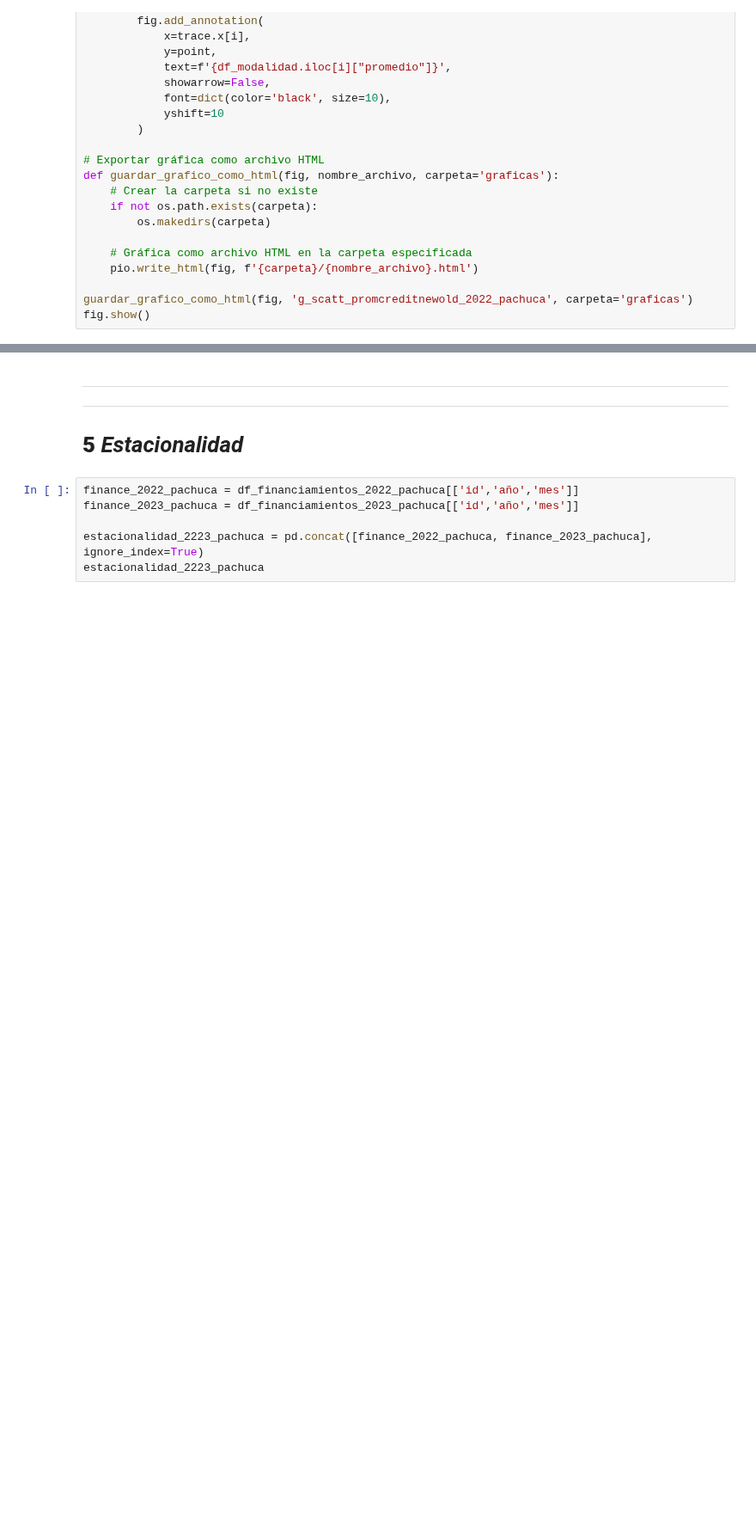
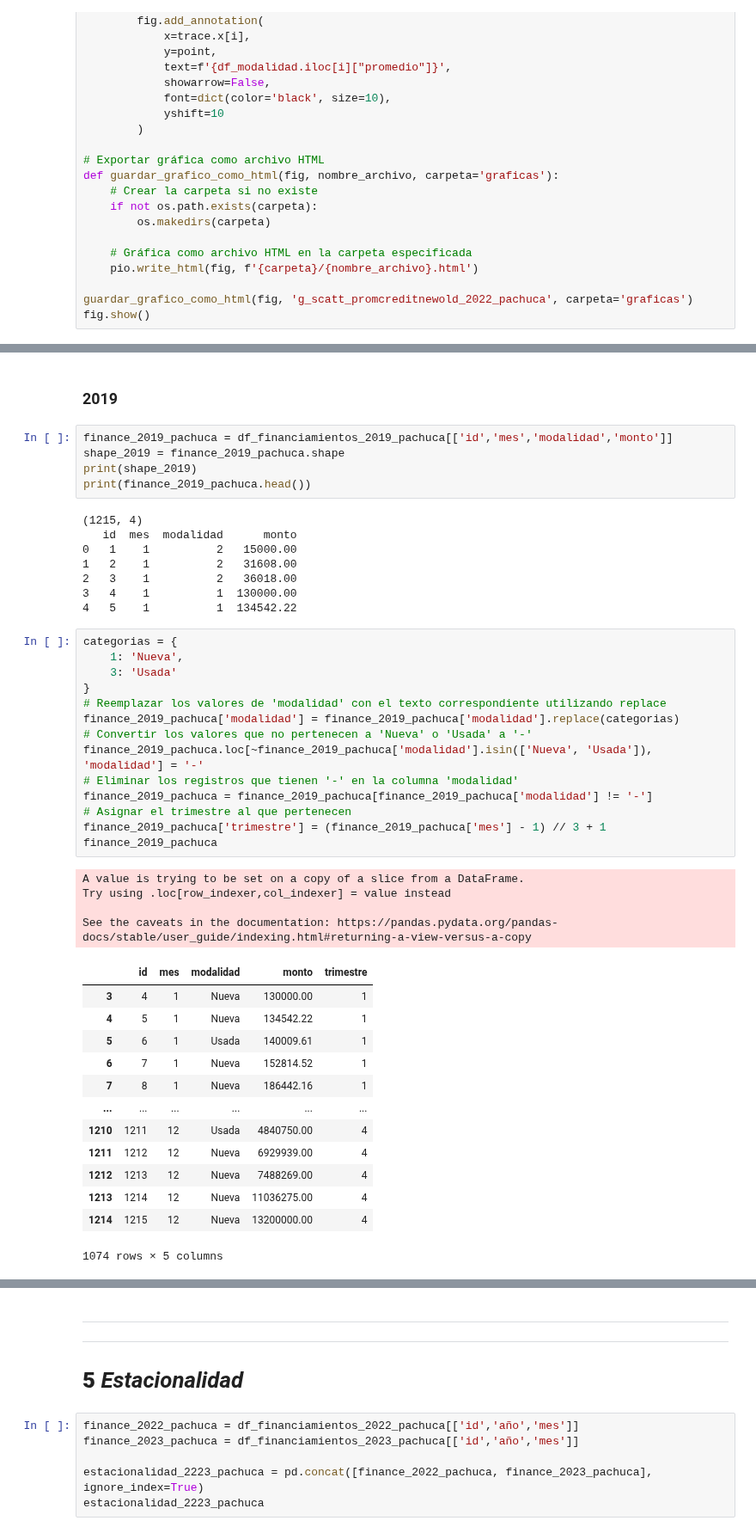
Before and after one commit to MiguelDWT4toCreativo/Datalpine, a Jupyter notebook: resources/jupyter/creditos_distribucion.ipynb, the cells around one changed output, grey strips where cells are left out. Shown at 86% size. Saved outputs shown, nothing was run; the diff lists cells and outputs as text; blank space fills up the shorter version.

```diff
--- a/resources/jupyter/creditos_distribucion.ipynb
+++ b/resources/jupyter/creditos_distribucion.ipynb
@@ -1140,0 +1488,47 @@ fig.show()
+# %% [markdown]
+### 2019
+# %%
+finance_2019_pachuca = df_financiamientos_2019_pachuca[['id','mes','modalidad','monto']]
+shape_2019 = finance_2019_pachuca.shape
+print(shape_2019)
+print(finance_2019_pachuca.head())
+# %% [output]
+(1215, 4)
+   id  mes  modalidad      monto
+0   1    1          2   15000.00
+1   2    1          2   31608.00
+2   3    1          2   36018.00
+3   4    1          1  130000.00
+4   5    1          1  134542.22
+# %%
+categorias = {
+    1: 'Nueva',
+    3: 'Usada'
+}
+# Reemplazar los valores de 'modalidad' con el texto correspondiente utilizando replace
+finance_2019_pachuca['modalidad'] = finance_2019_pachuca['modalidad'].replace(categorias)
+# Convertir los valores que no pertenecen a 'Nueva' o 'Usada' a '-'
+finance_2019_pachuca.loc[~finance_2019_pachuca['modalidad'].isin(['Nueva', 'Usada']), 'modalidad'] = '-'
+# Eliminar los registros que tienen '-' en la columna 'modalidad'
+finance_2019_pachuca = finance_2019_pachuca[finance_2019_pachuca['modalidad'] != '-']
+# Asignar el trimestre al que pertenecen
+finance_2019_pachuca['trimestre'] = (finance_2019_pachuca['mes'] - 1) // 3 + 1
+finance_2019_pachuca
+# %% [output]
+A value is trying to be set on a copy of a slice from a DataFrame.
+Try using .loc[row_indexer,col_indexer] = value instead
+
+See the caveats in the documentation: https://pandas.pydata.org/pandas-docs/stable/user_guide/indexing.html#returning-a-view-versus-a-copy
+|  | id | mes | modalidad | monto | trimestre |
+| 3 | 4 | 1 | Nueva | 130000.00 | 1 |
+| 4 | 5 | 1 | Nueva | 134542.22 | 1 |
+| 5 | 6 | 1 | Usada | 140009.61 | 1 |
+| 6 | 7 | 1 | Nueva | 152814.52 | 1 |
+| 7 | 8 | 1 | Nueva | 186442.16 | 1 |
+| ... | ... | ... | ... | ... | ... |
+| 1210 | 1211 | 12 | Usada | 4840750.00 | 4 |
+| 1211 | 1212 | 12 | Nueva | 6929939.00 | 4 |
+| 1212 | 1213 | 12 | Nueva | 7488269.00 | 4 |
+| 1213 | 1214 | 12 | Nueva | 11036275.00 | 4 |
+| 1214 | 1215 | 12 | Nueva | 13200000.00 | 4 |
+1074 rows × 5 columns
```
Also changed, not shown: parts of 19 cells of this notebook, 9 other files.
